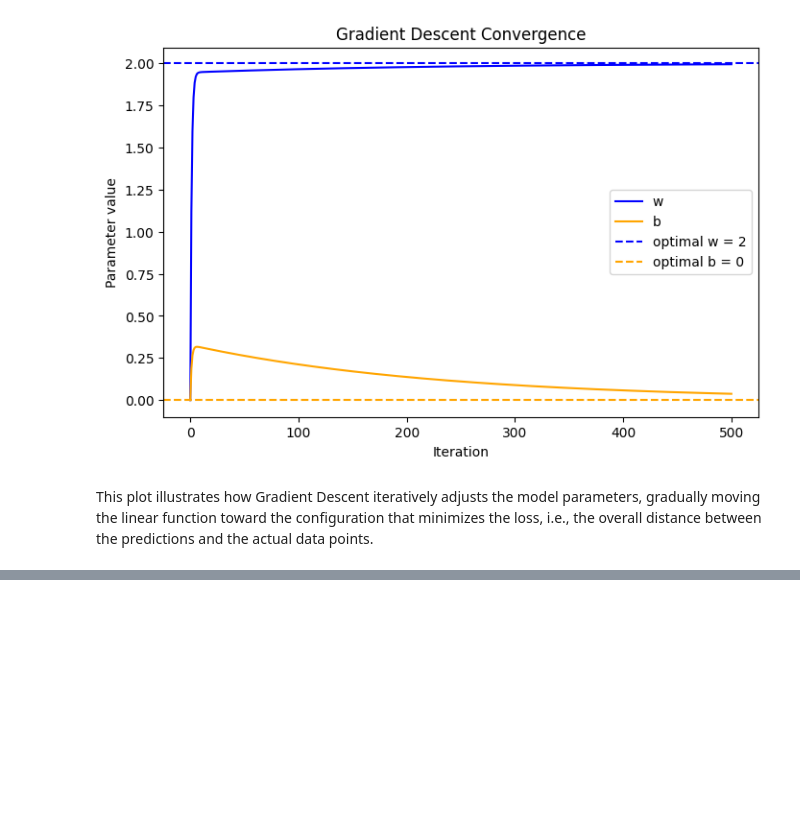
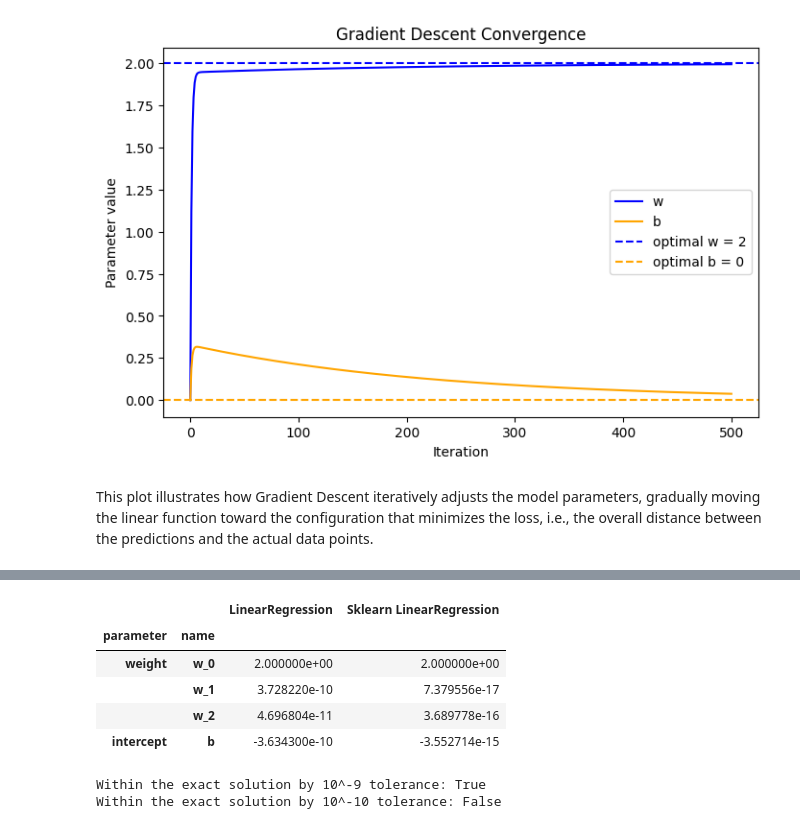
Before and after one commit to MaxiSmplx/gradient-descent, a Jupyter notebook: 2_machine_learning/linear_regression.ipynb, the cells around one changed output, grey strips where cells are left out. Drawn from its saved outputs; the diff is of its cells as text; code cells hidden in the pictures; blank space fills up the shorter version.

```diff
--- a/2_machine_learning/linear_regression.ipynb
+++ b/2_machine_learning/linear_regression.ipynb
@@ -287,0 +308,24 @@ y = data["y"]
+# %%
+X = data[["x_1", "x_2", "x_3"]]
+y = data["y"]
+
+
+b, w = linear_regression(X, y, learning_rate=0.001, max_iters=500_000, tol=1e-10)
+
+
+sklearn_lr = LinearRegression()
+sklearn_lr.fit(X, y)
+
+display(compare_lr_to_sklearn(w, b, sklearn_lr))
+
+print(f"Within the exact solution by 10^-9 tolerance: {np.allclose(w, sklearn_lr.coef_, rtol=0, atol=1e-9)}")
+print(f"Within the exact solution by 10^-10 tolerance: {np.allclose(w, sklearn_lr.coef_, rtol=0, atol=1e-10)}")
+# %% [output]
+|  |  | LinearRegression | Sklearn LinearRegression |
+| parameter | name |  |  |
+| weight | w_0 | 2.000000e+00 | 2.000000e+00 |
+|  | w_1 | 3.728220e-10 | 7.379556e-17 |
+|  | w_2 | 4.696804e-11 | 3.689778e-16 |
+| intercept | b | -3.634300e-10 | -3.552714e-15 |
+Within the exact solution by 10^-9 tolerance: True
+Within the exact solution by 10^-10 tolerance: False
```
Also changed, not shown: parts of 13 cells of this notebook, 3 other files.
